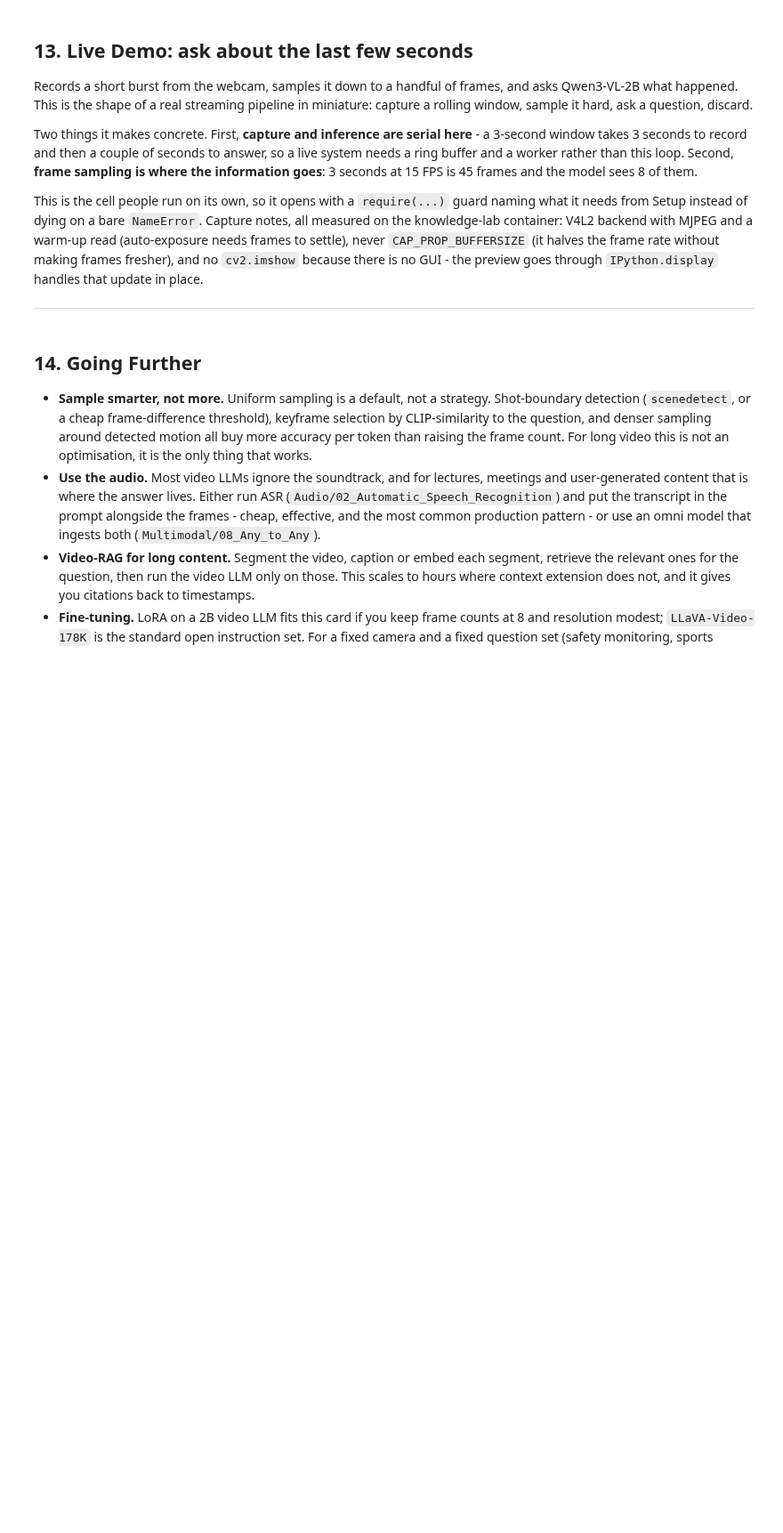
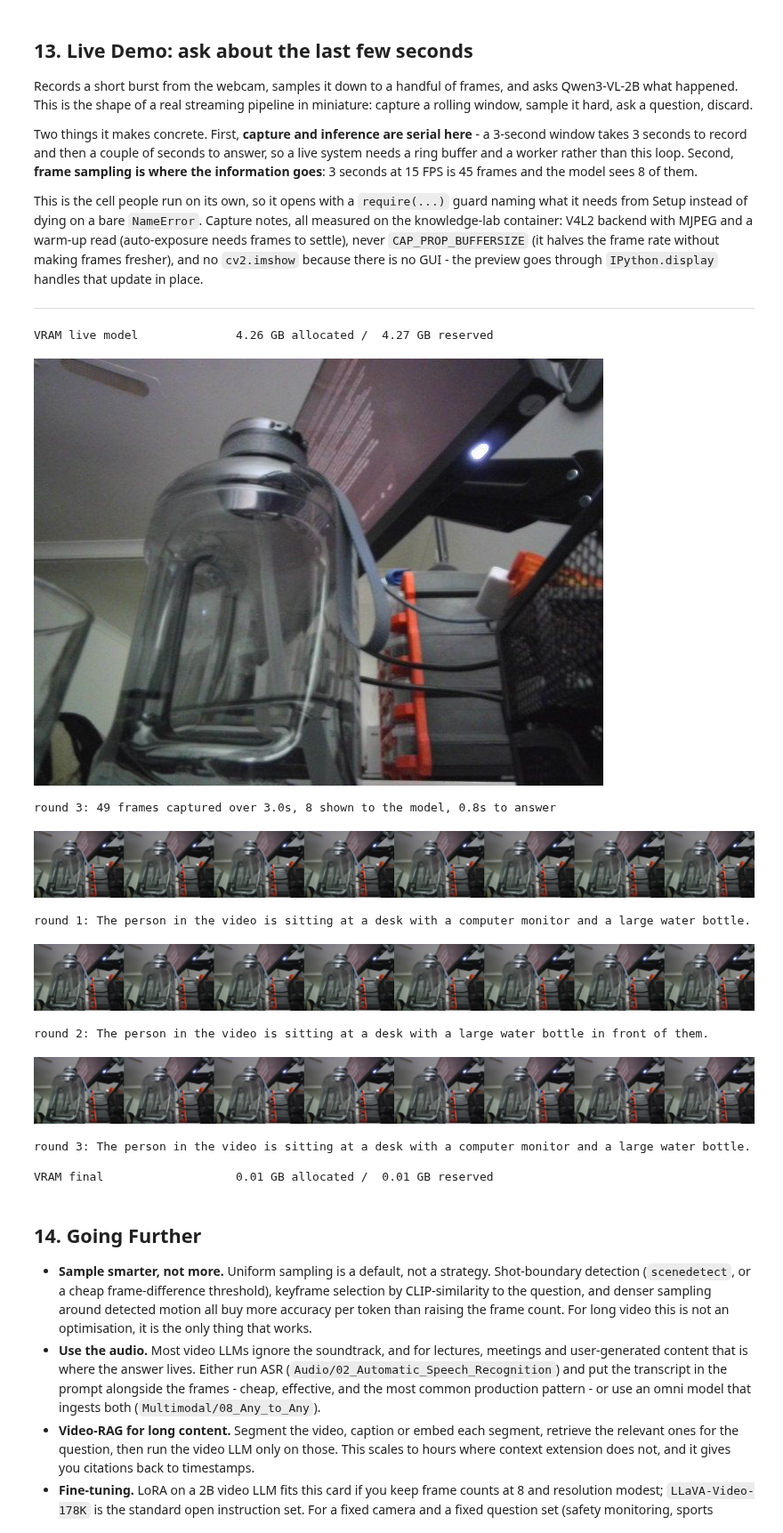
Before and after one commit to bthek1/DL_tasks, a Jupyter notebook: nbs/Multimodal/06_Video_Text_to_Text.ipynb, the cells around one changed output. Shown at 89% size. Cells and saved outputs as stored; diff of their text form; code cells hidden in the pictures; blank space fills up the shorter version.

```diff
--- a/nbs/Multimodal/06_Video_Text_to_Text.ipynb
+++ b/nbs/Multimodal/06_Video_Text_to_Text.ipynb
@@ -468,7 +548,8 @@ for n_frames in (1, 4, 8, 16, 32):
     preds, tokens, t0 = [], 0, time.perf_counter()
     for path, _ in eval_set:
         frames = subsample(frame_cache[path], n_frames)
-        text, n_prompt = qwen_ask(frames, PROMPT, max_new_tokens=16, return_tokens=True)
+        text, n_prompt = qwen_ask(frames, PROMPT, clip_seconds[path],
+                                  max_new_tokens=16, return_tokens=True)
         preds.append(parse_choice(text, CLASSES))
         tokens += n_prompt
     elapsed = time.perf_counter() - t0
@@ -534,12 +625,16 @@ VARIANTS = {
     "single frame": lambda f: [f[len(f) // 2]],
 }
 
+# Every variant is presented as spanning the same clip duration, so the timeline the
+# model is told about is held constant and only the frame content moves. Mutating the
+# timestamps too would confound the two.
 ablation = {}
 for name, transform in VARIANTS.items():
     preds = []
     for path, _ in eval_set:
         frames = transform(subsample(frame_cache[path], N_ABLATION))
-        preds.append(parse_choice(qwen_ask(frames, PROMPT, max_new_tokens=16), CLASSES))
+        preds.append(parse_choice(
+            qwen_ask(frames, PROMPT, clip_seconds[path], max_new_tokens=16), CLASSES))
     ablation[name] = mcq_accuracy(preds, golds)["accuracy"]
     print(f"{name:26s} accuracy {ablation[name]:.3f}")
 
@@ -592,7 +699,8 @@ def benchmark(name, model_id):
     preds, tokens, t0 = [], 0, time.perf_counter()
     for path, _ in eval_set:
         frames = subsample(frame_cache[path], BENCH_FRAMES)
-        text, n_prompt = ask(frames, PROMPT, max_new_tokens=16, return_tokens=True)
+        text, n_prompt = ask(frames, PROMPT, clip_seconds[path],
+                             max_new_tokens=16, return_tokens=True)
         preds.append(parse_choice(text, CLASSES))
         tokens += n_prompt
     elapsed = time.perf_counter() - t0
@@ -601,7 +709,8 @@ def benchmark(name, model_id):
     for path, _ in eval_set:
         frames = subsample(frame_cache[path], BENCH_FRAMES)
         frames = [frames[i] for i in rng.permutation(len(frames))]
-        shuffled.append(parse_choice(ask(frames, PROMPT, max_new_tokens=16), CLASSES))
+        shuffled.append(parse_choice(
+            ask(frames, PROMPT, clip_seconds[path], max_new_tokens=16), CLASSES))
 
     scores = mcq_accuracy(preds, golds)
     for h in handles:
@@ -698,7 +825,8 @@ def require(*names):
         )
 
 
-require("device", "dtype", "HF_CACHE", "free_memory", "vram", "qwen_id", "contact_sheet")
+require("device", "dtype", "HF_CACHE", "free_memory", "vram", "qwen_id", "contact_sheet",
+        "video_meta")
 
 import time
 import numpy as np
@@ -766,7 +894,7 @@ def _jpeg(img, quality=80):
 
 
 def record_window(cap, seconds=WINDOW_SECONDS, view=None, status=None):
-    "Capture `seconds` of live video, showing it as it goes, and return every frame."
+    "Capture `seconds` of live video, showing it as it goes -> (frames, elapsed, view, status)."
     frames, t0 = [], time.perf_counter()
     while time.perf_counter() - t0 < seconds:
         rgb = grab(cap)
@@ -780,7 +908,7 @@ def record_window(cap, seconds=WINDOW_SECONDS, view=None, status=None):
         else:
             view.update(img)
             status.update(line)
-    return frames, view, status
+    return frames, time.perf_counter() - t0, view, status
 
 
 # Re-runnable: this cell frees the model at the end, so guard the load or a second
@@ -793,41 +921,59 @@ if "live_model" not in globals():
     vram("live model")
 
 
-def live_ask(frames, prompt, max_new_tokens=96):
-    "A list of PIL frames plus a prompt, through the live model."
+def live_ask(frames, prompt, seconds, max_new_tokens=96):
+    "PIL frames + the wall-clock seconds they cover + a prompt, through the live model."
+    frames = list(frames)
+    # Same two rules as `ask` in section 8: the frames are already sampled, so switch the
+    # processor's own sampling off, and hand it the real duration or it assumes 24 FPS and
+    # timestamps a 3-second window as a third of a second.
     inputs = live_proc.apply_chat_template(
-        [{"role": "user", "content": [{"type": "video", "video": list(frames)},
+        [{"role": "user", "content": [{"type": "video", "video": frames},
                                       {"type": "text", "text": prompt}]}],
         add_generation_prompt=True, tokenize=True, return_dict=True, return_tensors="pt",
+        processor_kwargs={"do_sample_frames": False,
+                          "video_metadata": video_meta(frames, seconds)},
     ).to(live_model.device)
     n = inputs["input_ids"].shape[1]
     with torch.inference_mode():
         out = live_model.generate(**inputs, max_new_tokens=max_new_tokens, do_sample=False)
     return live_proc.batch_decode(out[:, n:], skip_special_tokens=True)[0].strip()
 
 
 cap = open_camera()
 view = status = None
 try:
     for round_i in range(ROUNDS):
-        captured, view, status = record_window(cap, view=view, status=status)
+        captured, window, view, status = record_window(cap, view=view, status=status)
         picked = [captured[i] for i in
                   np.linspace(0, len(captured) - 1, FRAMES_PER_WINDOW).round().astype(int)]
         t0 = time.perf_counter()
-        answer = live_ask(picked, QUESTION)
-        status.update(Pretty(f"round {round_i + 1}: {len(captured)} frames captured, "
-                             f"{len(picked)} shown to the model, "
+        answer = live_ask(picked, QUESTION, window)
+        status.update(Pretty(f"round {round_i + 1}: {len(captured)} frames captured "
+                             f"over {window:.1f}s, {len(picked)} shown to the model, "
                              f"{time.perf_counter() - t0:.1f}s to answer"))
         display(contact_sheet(picked, cols=8, width=110))
         print(f"round {round_i + 1}: {answer}\n")
 except KeyboardInterrupt:
     print("stopped")
 finally:
     cap.release()  # always hand the device back
 
 del live_model, live_proc
 free_memory()
 vram("final")
+# %% [output]
+VRAM live model              4.26 GB allocated /  4.27 GB reserved
+[figure, added]
+round 3: 49 frames captured over 3.0s, 8 shown to the model, 0.8s to answer
+[figure, added]
+round 1: The person in the video is sitting at a desk with a computer monitor and a large water bottle.
+[figure, added]
+round 2: The person in the video is sitting at a desk with a large water bottle in front of them.
+[figure, added]
+round 3: The person in the video is sitting at a desk with a computer monitor and a large water bottle.
+
+VRAM final                   0.01 GB allocated /  0.01 GB reserved
 # %% [markdown]
 ## 14. Going Further
 
```
Also changed, not shown: parts of 17 cells of this notebook, 3 other files.
